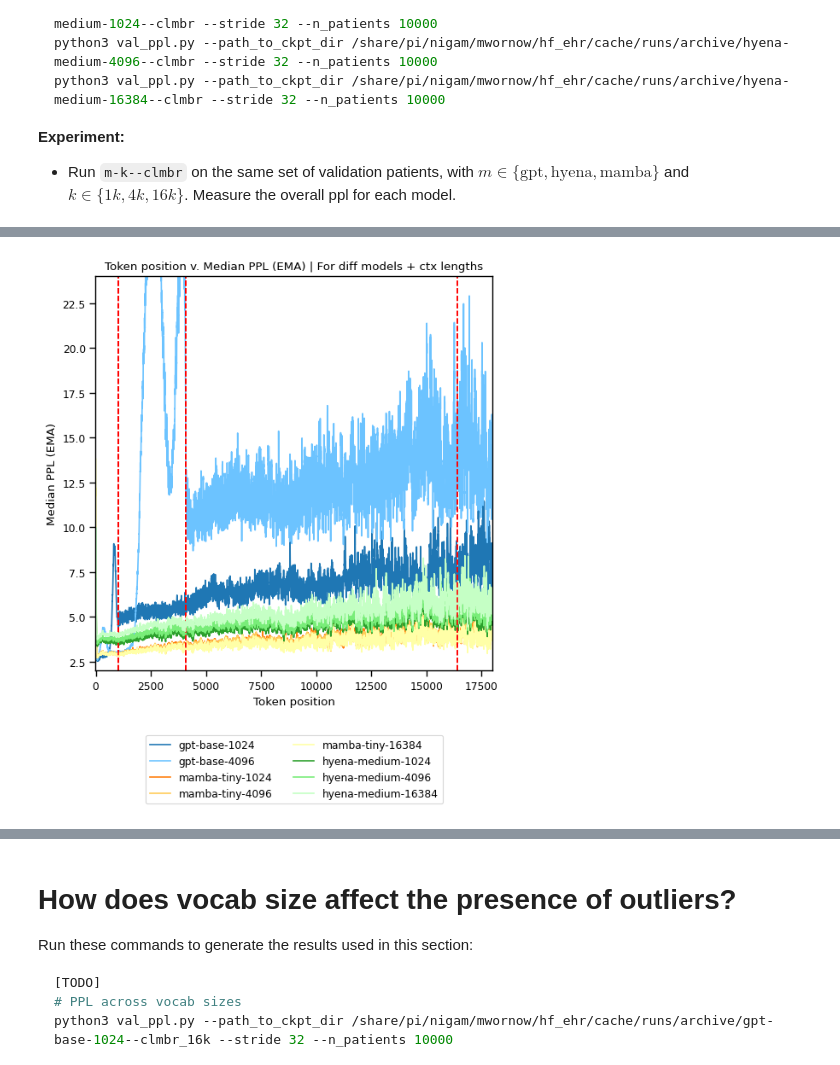
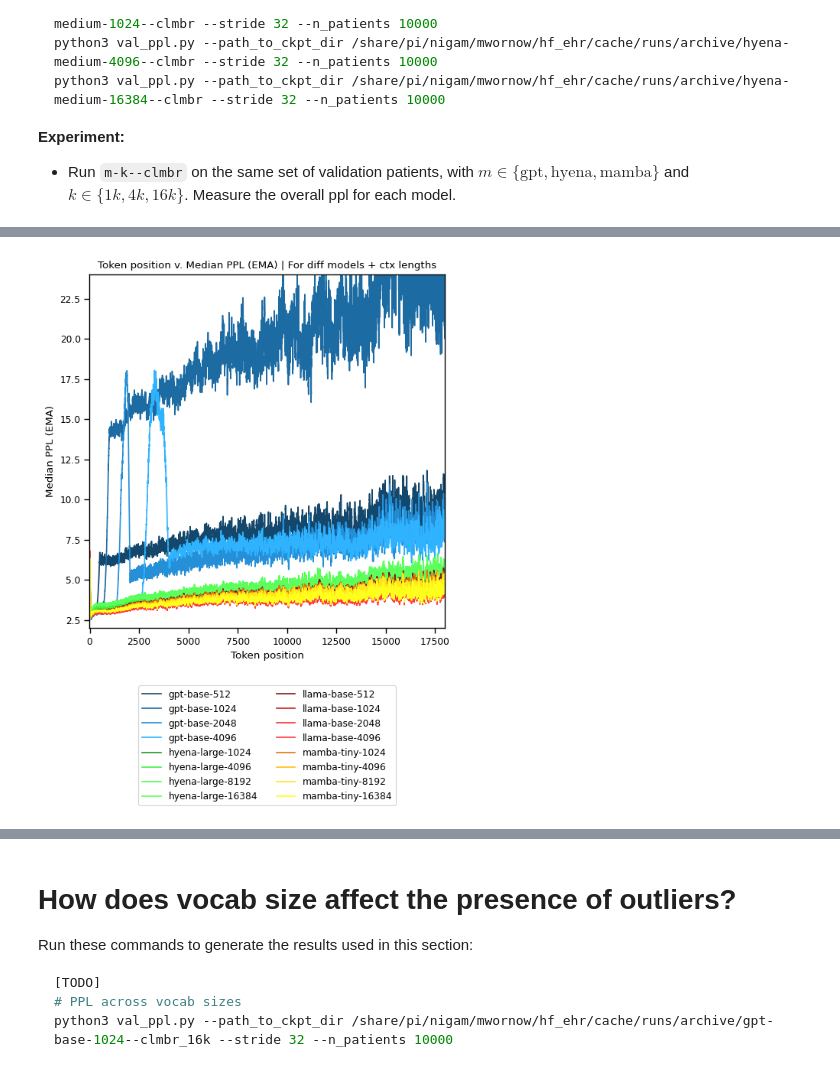
Before and after one commit to som-shahlab/hf_ehr, a Jupyter notebook: hf_ehr/notebooks/val_ppl_plots.ipynb, the cells around one changed output, grey strips where cells are left out. Drawn from its saved outputs; the diff is of its cells as text; code cells hidden in the pictures.

```diff
--- a/hf_ehr/notebooks/val_ppl_plots.ipynb
+++ b/hf_ehr/notebooks/val_ppl_plots.ipynb
@@ -672,11 +672,12 @@ python3 val_ppl.py --path_to_ckpt_dir /share/pi/nigam/mwornow/hf_ehr/cache/runs/
 # %%
 # Load data for all models/ctx lengths
 df_models = {} # [key] = (model, ctx_length), [value] = df
-for m in [ 'gpt-base', 'mamba-tiny', 'hyena-medium' ]:
-    for k in [ 1024, 4096, 16384,]:
-        path_to_base_results: str = f'/share/pi/nigam/mwornow/hf_ehr/cache/runs/archive/{m}-{k}--clmbr/ppl/starr/val/'
-        path_to_10k = os.path.join(path_to_base_results, 'dataset=FEMRDataset-stride=32-n_patients=10000-is_config=False')
+for m in [ 'gpt-base', 'mamba-tiny', 'hyena-large', 'llama-base']:
+    for k in [ 512, 1024, 2048, 4096, 8192, 16384,]:
+        path_to_base_results: str = f'/share/pi/nigam/suhana/hf_ehr/cache/runs_backup/{m}-{k}--clmbr/ppl/starr/val/'
+        path_to_10k = os.path.join(path_to_base_results, 'dataset=FEMRDataset-stride=32-n_patients=20000-is_config=False')
         if not os.path.exists(path_to_10k):
+            print(f'Dir not found: {path_to_10k}')
             continue
         file_name = [ x for x in os.listdir(path_to_10k) if x.endswith('.parquet') ][0]
         df_models[(m,k)] = pd.read_parquet(os.path.join(path_to_10k, file_name))
@@ -707,26 +722,37 @@ Keeping 20383 token positions (i.e. all token positions with >= 30 data points)
 # %%
 # Show all on same plot
 color_map = plt.get_cmap('tab10')  # You can use other colormaps too
 model_2_color = {
     'gpt-base': color_map(0),
     'mamba-tiny': color_map(1),
-    'hyena-medium': color_map(2)
+    'hyena-large': color_map(2),
+    'llama-base': color_map(3)
 }
 
 plt.figure(figsize=(6, 6))
-for m_idx, m in enumerate([ 'gpt-base', 'mamba-tiny', 'hyena-medium' ]):
-    for k_idx, k in enumerate([ 1024, 4096, 16384,]):
+for m_idx, m in enumerate([ 'gpt-base', 'hyena-large', 'llama-base', 'mamba-tiny' ]):
+    for k_idx, k in enumerate([ 512, 1024, 2048, 4096, 8192, 16384,]):
         if (m,k) not in df_models__pos_to_ppl: continue
-        color = [min(c + 0.3 * k_idx, 1) for c in model_2_color[m][:3]] + [1.0]
-        plt.plot(df_models__pos_to_ppl[(m,k)]['token_idx'], df_models__pos_to_ppl[(m,k)]['ema_median'], label=f'{m}-{k}', color=color)
-        plt.axvline(x=k, color='red', linestyle='--')
+        base_color = model_2_color[m][:3]
+        brightness_factor = 0.6 + (k_idx * 0.3)
+        color = [min(c * brightness_factor, 1) for c in base_color] + [1.0]
+
+        plt.plot(df_models__pos_to_ppl[(m, k)]['token_idx'], df_models__pos_to_ppl[(m, k)]['ema_median'],
+                 label=f'{m}-{k}', color=color)
+
+        # plt.axvline(x=k, color='red', linestyle='--')  # Adjust the vertical line color
+
+
+        # color = [min(c + 0.2 * k_idx, 1) for c in model_2_color[m][:3]] + [1.0]
+        # plt.plot(df_models__pos_to_ppl[(m,k)]['token_idx'], df_models__pos_to_ppl[(m,k)]['ema_median'], label=f'{m}-{k}', color=color)
+        # plt.axvline(x=k, color='red', linestyle='--')
 plt.xlabel('Token position')
 plt.ylabel('Median PPL (EMA)')
 plt.title('Token position v. Median PPL (EMA) | For diff models + ctx lengths')
 plt.xlim(-10, 18000)
 plt.ylim(2, 24)
 plt.legend(loc='upper center', bbox_to_anchor=(0.5, -0.15), ncol=2)
 plt.show()
 # %% [output]
-[figure, old version]
+[figure, new version]
 # %%
```
Also changed, not shown: parts of 4 cells of this notebook.
